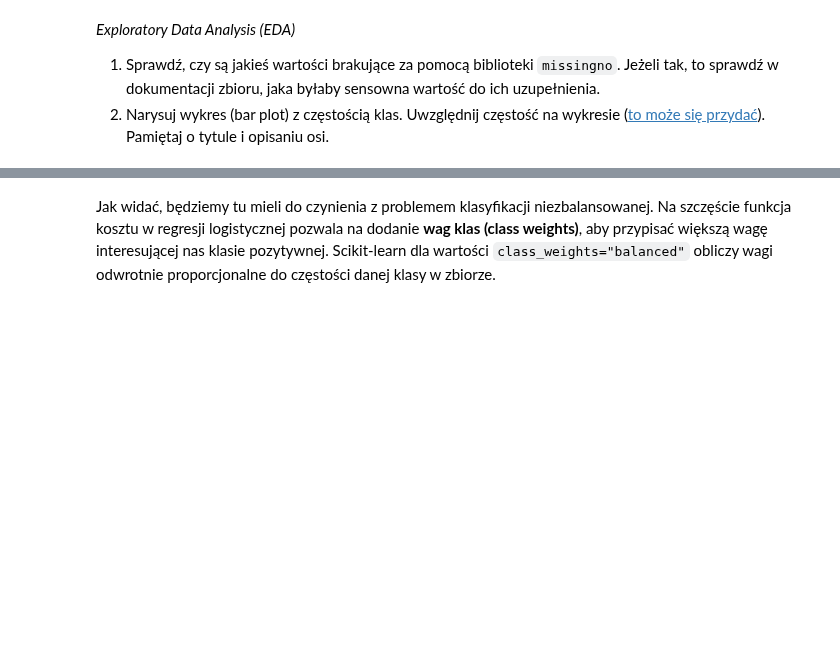
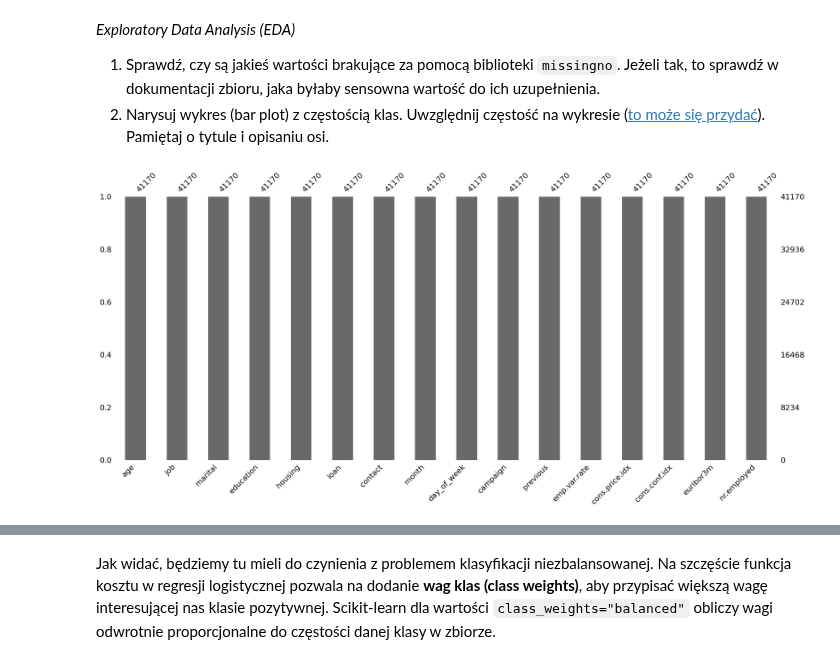
Before and after one commit to apohllo/sztuczna-inteligencja, a Jupyter notebook: lab1/lab_1.ipynb, the cells around one changed output, grey strips where cells are left out. Saved outputs shown, nothing was run; the diff lists cells and outputs as text; code cells hidden in the pictures; blank space fills up the shorter version.

```diff
--- a/lab1/lab_1.ipynb
+++ b/lab1/lab_1.ipynb
@@ -1009,3 +1173,25 @@ y_mapping = {
+# %%
+
+df = pd.read_csv('bank_marketing_data.csv', sep=';')
+
+df = df.drop(['default', 'duration', 'pdays', 'poutcome'], axis='columns')
+
+df = df[df['education'] != 'illiterate']
+
+df['education'] = df['education'].replace(education_mapping)
+df['contact'] = df['contact'].replace(contact_mapping)
+df['month'] = df['month'].replace(month_mapping)
+df['day_of_week'] = df['day_of_week'].replace(day_of_week_mapping)
+df['y'] = df['y'].replace(y_mapping)
+
+y = df.pop('y')
+
+df = df.astype({
+    'contact': np.int64,
+    'month': np.int64,
+    'day_of_week': np.int64
+})
+y = y.astype(np.int64)
 # %%
 assert 'default' not in df.columns
 assert 'duration' not in df.columns
@@ -1042,0 +1222,11 @@ y = y.astype({"y": np.int64})
+# %%
+
+import missingno as msno
+import matplotlib.pyplot as plt
+import seaborn as sns
+
+# Sprawdzenie brakujących wartości
+msno.bar(df)
+plt.show()
+# %% [output]
+[figure, added]
```
Also changed, not shown: parts of 45 cells of this notebook, 1 other file.
